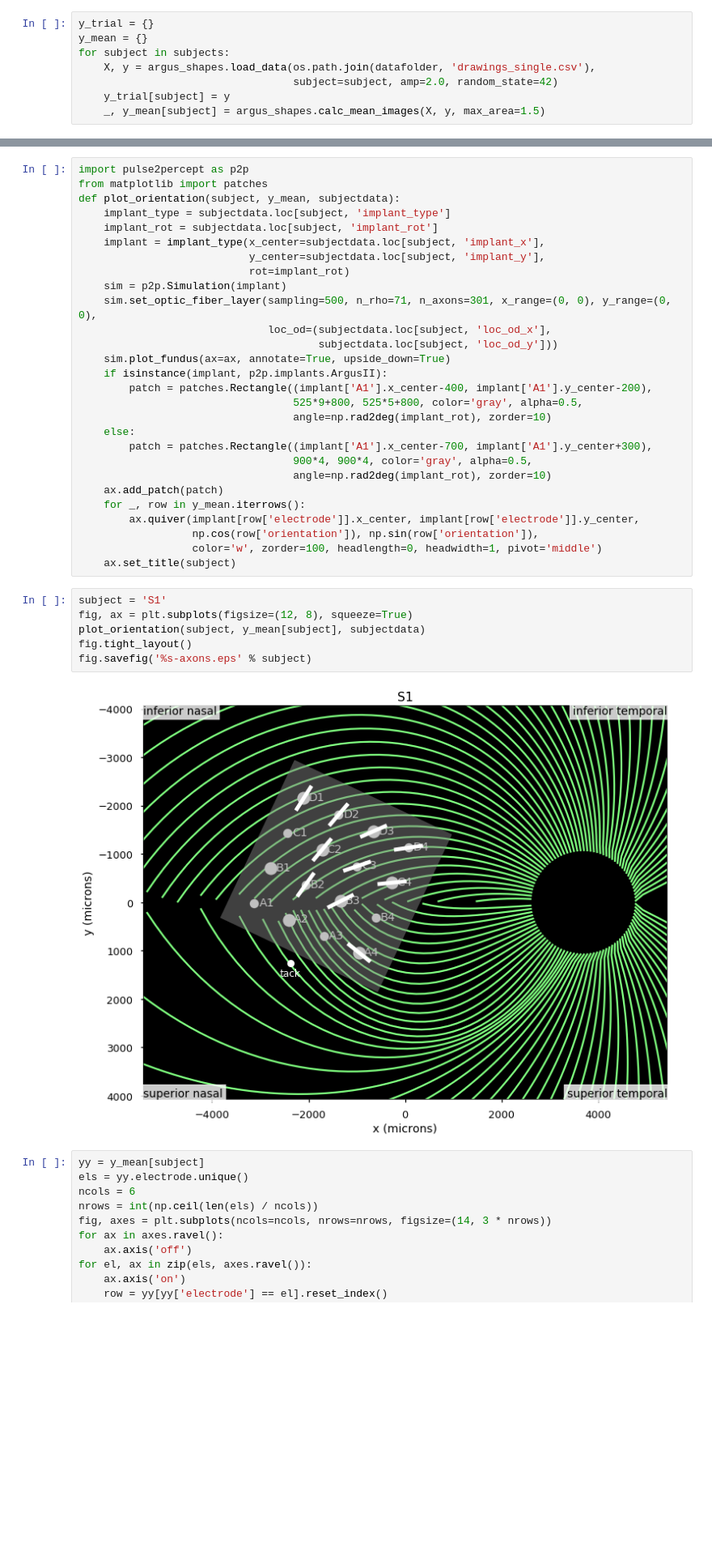
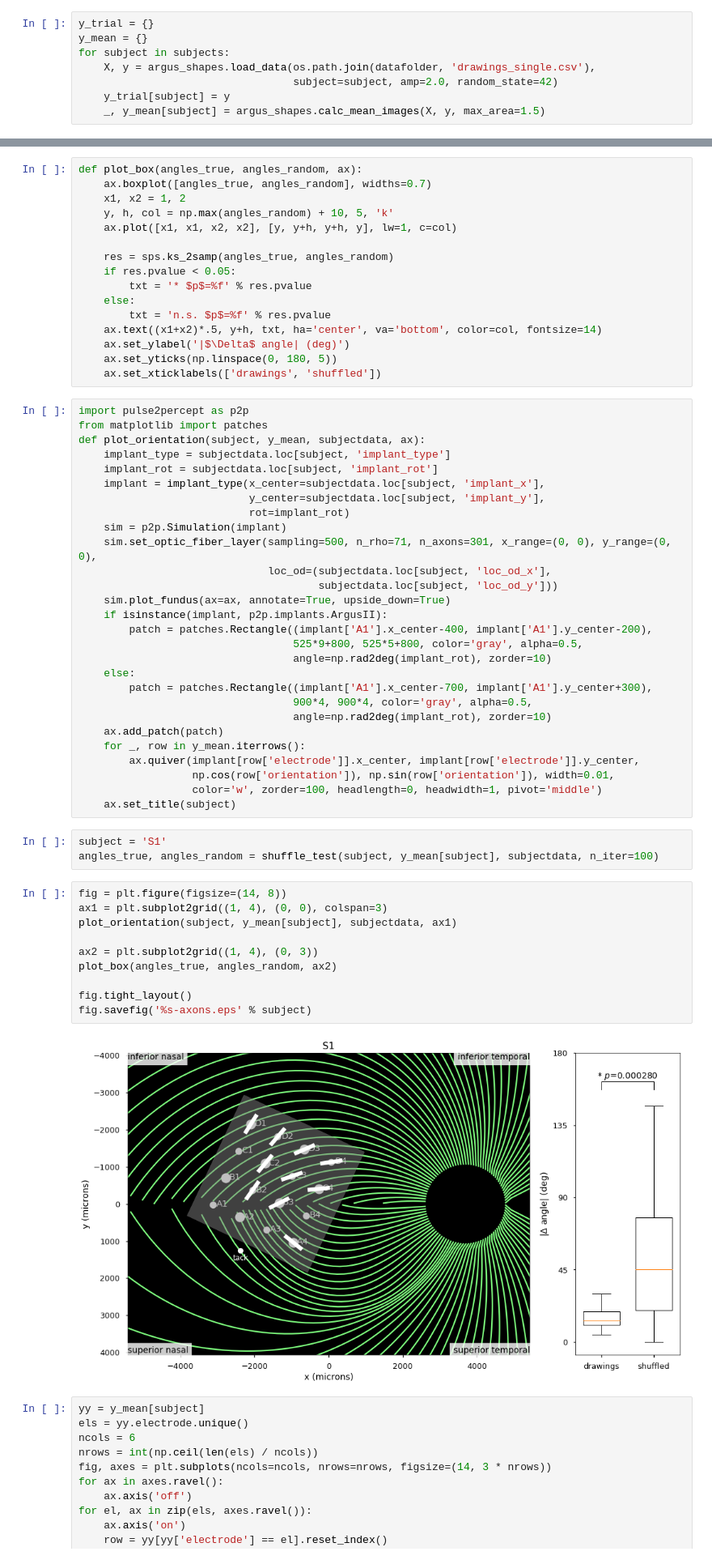
Before and after one commit to VisCog/ArgusShapes, a Jupyter notebook: examples/notebooks/fig4-axon-map.ipynb, the cells around one changed output, grey strips where cells are left out. Shown at 81% size. Drawn from its saved outputs; the diff is of its cells as text; blank space fills up the shorter version.

Commit message:
add shuffle test

```diff
--- a/examples/notebooks/fig4-axon-map.ipynb
+++ b/examples/notebooks/fig4-axon-map.ipynb
@@ -33,7 +84,23 @@ for subject in subjects:
+# %%
+def plot_box(angles_true, angles_random, ax):
+    ax.boxplot([angles_true, angles_random], widths=0.7)
+    x1, x2 = 1, 2
+    y, h, col = np.max(angles_random) + 10, 5, 'k'
+    ax.plot([x1, x1, x2, x2], [y, y+h, y+h, y], lw=1, c=col)
+
+    res = sps.ks_2samp(angles_true, angles_random)
+    if res.pvalue < 0.05:
+        txt = '* $p$=%f' % res.pvalue
+    else:
+        txt = 'n.s. $p$=%f' % res.pvalue
+    ax.text((x1+x2)*.5, y+h, txt, ha='center', va='bottom', color=col, fontsize=14)
+    ax.set_ylabel('|$\Delta$ angle| (deg)')
+    ax.set_yticks(np.linspace(0, 180, 5))
+    ax.set_xticklabels(['drawings', 'shuffled'])
 # %%
 import pulse2percept as p2p
 from matplotlib import patches
-def plot_orientation(subject, y_mean, subjectdata):
+def plot_orientation(subject, y_mean, subjectdata, ax):
     implant_type = subjectdata.loc[subject, 'implant_type']
     implant_rot = subjectdata.loc[subject, 'implant_rot']
     implant = implant_type(x_center=subjectdata.loc[subject, 'implant_x'],
@@ -55,17 +122,24 @@ def plot_orientation(subject, y_mean, subjectdata):
     ax.add_patch(patch)
     for _, row in y_mean.iterrows():
         ax.quiver(implant[row['electrode']].x_center, implant[row['electrode']].y_center,
-                  np.cos(row['orientation']), np.sin(row['orientation']),
+                  np.cos(row['orientation']), np.sin(row['orientation']), width=0.01,
                   color='w', zorder=100, headlength=0, headwidth=1, pivot='middle')
     ax.set_title(subject)
+# %%
+subject = 'S1'
+angles_true, angles_random = shuffle_test(subject, y_mean[subject], subjectdata, n_iter=100)
 # %%
-subject = 'S1'
-fig, ax = plt.subplots(figsize=(12, 8), squeeze=True)
-plot_orientation(subject, y_mean[subject], subjectdata)
+fig = plt.figure(figsize=(14, 8))
+ax1 = plt.subplot2grid((1, 4), (0, 0), colspan=3)
+plot_orientation(subject, y_mean[subject], subjectdata, ax1)
+
+ax2 = plt.subplot2grid((1, 4), (0, 3))
+plot_box(angles_true, angles_random, ax2)
+
 fig.tight_layout()
 fig.savefig('%s-axons.eps' % subject)
 # %% [output]
-[figure, old version]
+[figure, new version]
 # %%
 yy = y_mean[subject]
 els = yy.electrode.unique()
```
Also changed, not shown: parts of 9 cells of this notebook, 2 other files.
